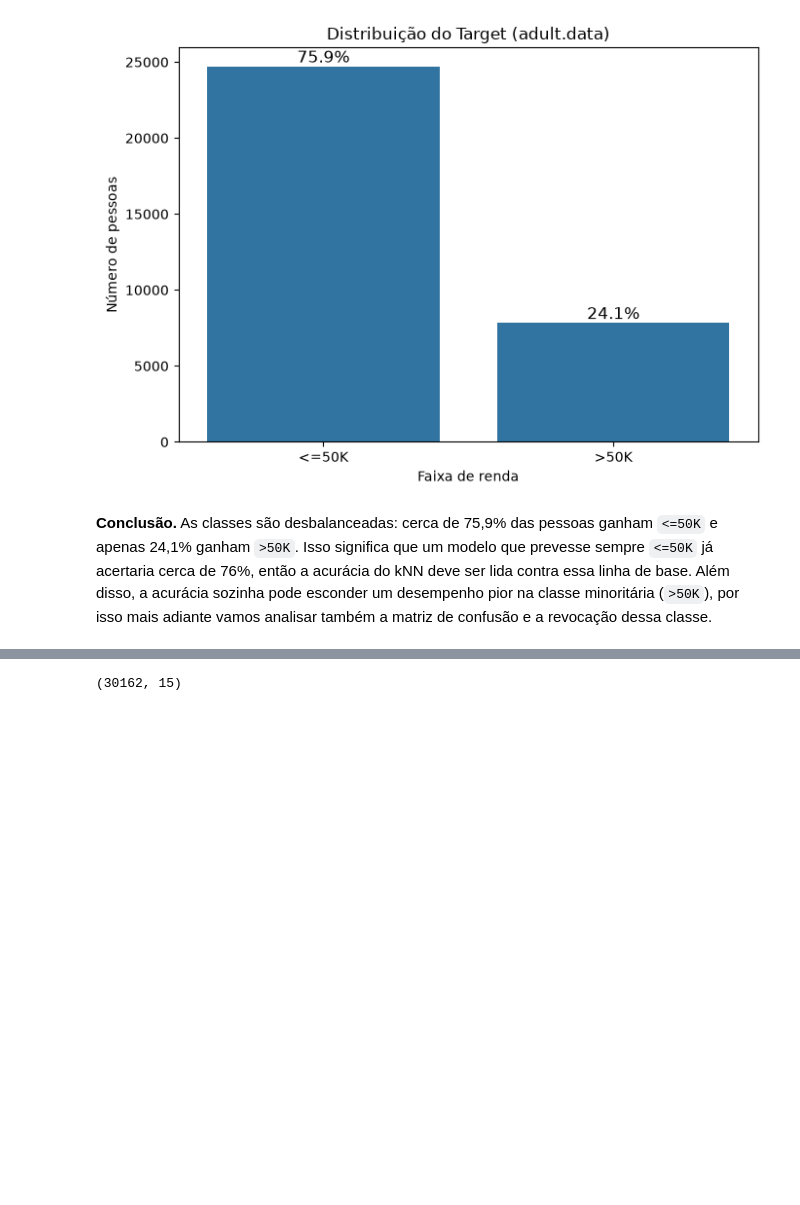
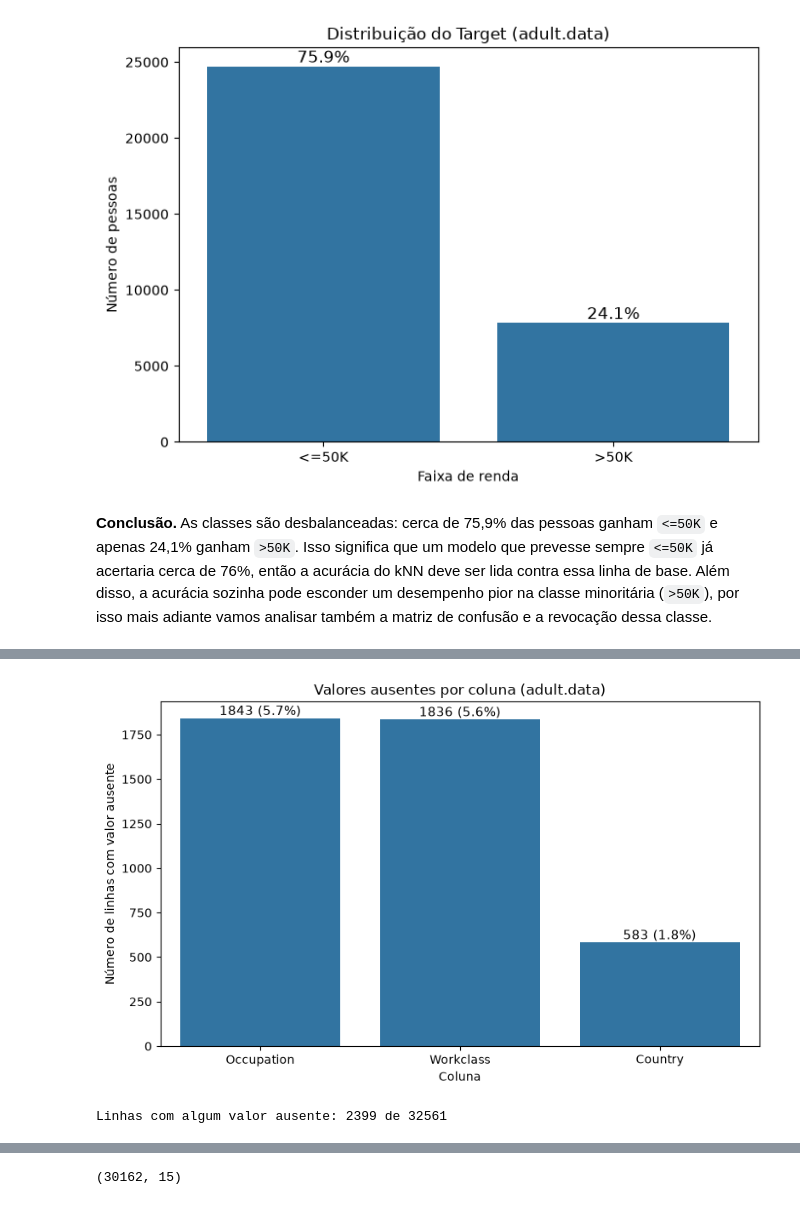
Before and after one commit to Gabrieldiv/KNN, a Jupyter notebook: adult_knn.ipynb, the cells around one changed output, grey strips where cells are left out. Saved outputs shown, nothing was run; the diff lists cells and outputs as text; code cells hidden in the pictures; blank space fills up the shorter version.

```diff
--- a/adult_knn.ipynb
+++ b/adult_knn.ipynb
@@ -183,3 +237,28 @@ Hours per week       0
 Country            583
 Target               0
 dtype: int64
+# %%
+ausentes = adult_data.isna().sum()
+ausentes = ausentes[ausentes > 0].sort_values(ascending=False)
+percentual = ausentes / len(adult_data)
+
+fig, ax = plt.subplots(figsize=(8, 5))
+sns.barplot(x=ausentes.index, y=ausentes.values, ax=ax)
+
+# contagem e porcentagem sobre cada barra
+for barra, p in zip(ax.patches, percentual.values):
+    altura = barra.get_height()
+    ax.annotate(f"{int(altura)} ({p:.1%})",
+                (barra.get_x() + barra.get_width() / 2, altura),
+                ha="center", va="bottom", fontsize=11)
+
+ax.set_title("Valores ausentes por coluna (adult.data)")
+ax.set_xlabel("Coluna")
+ax.set_ylabel("Número de linhas com valor ausente")
+plt.tight_layout()
+plt.show()
+
+print(f"Linhas com algum valor ausente: {adult_data.isna().any(axis=1).sum()} de {len(adult_data)}")
+# %% [output]
+[figure, added]
+Linhas com algum valor ausente: 2399 de 32561
```
Also changed, not shown: parts of 75 cells of this notebook, 1 other file.
